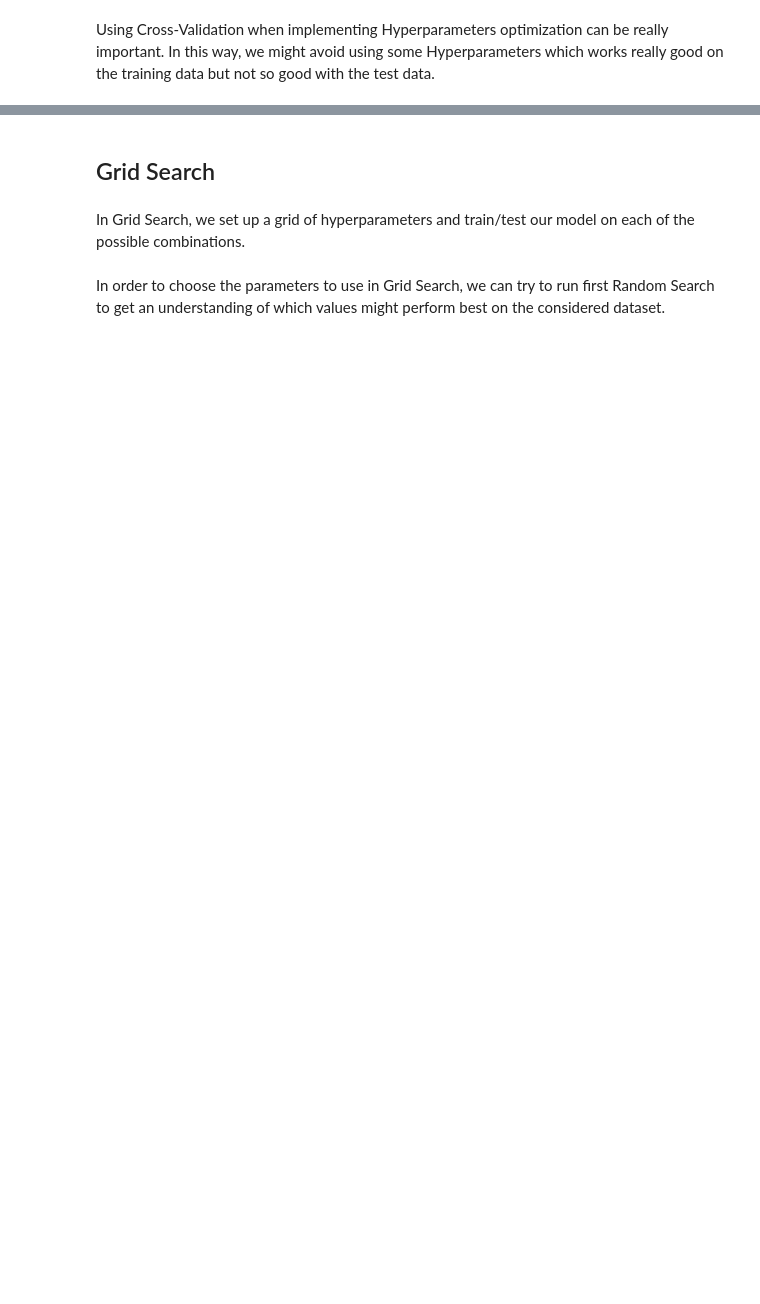
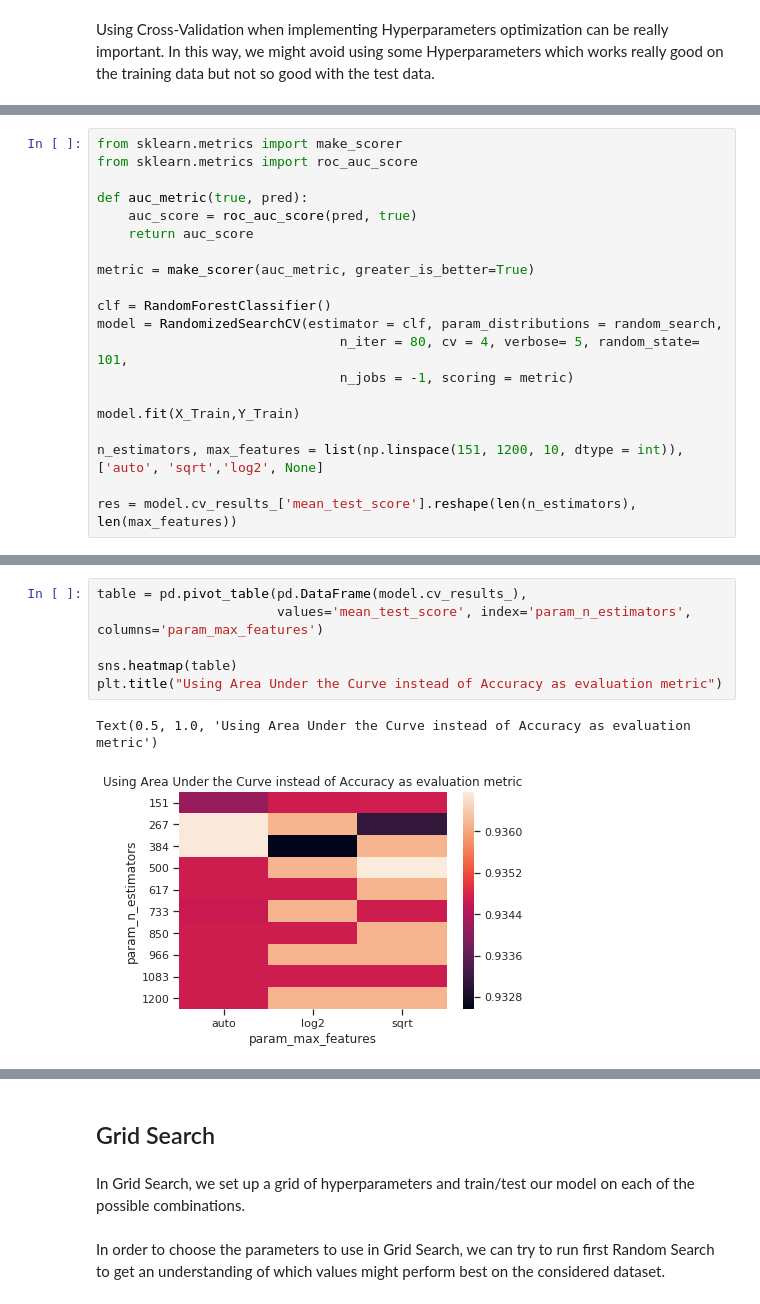
Before and after one commit to pierpaolo28/Kaggle-Challenges, a Jupyter notebook: credit-card-fraud-model-tuning.ipynb, the cells around one changed output, grey strips where cells are left out. Saved outputs shown, nothing was run; the diff lists cells and outputs as text; blank space fills up the shorter version.

```diff
--- a/credit-card-fraud-model-tuning.ipynb
+++ b/credit-card-fraud-model-tuning.ipynb
@@ -337,0 +338,20 @@ model.best_params_
+# %%
+from sklearn.metrics import make_scorer
+from sklearn.metrics import roc_auc_score
+
+def auc_metric(true, pred):
+    auc_score = roc_auc_score(pred, true)
+    return auc_score
+
+metric = make_scorer(auc_metric, greater_is_better=True)
+
+clf = RandomForestClassifier()
+model = RandomizedSearchCV(estimator = clf, param_distributions = random_search,
+                               n_iter = 80, cv = 4, verbose= 5, random_state= 101,
+                               n_jobs = -1, scoring = metric)
+
+model.fit(X_Train,Y_Train)
+
+n_estimators, max_features = list(np.linspace(151, 1200, 10, dtype = int)), ['auto', 'sqrt','log2', None]
+
+res = model.cv_results_['mean_test_score'].reshape(len(n_estimators), len(max_features))
@@ -337,0 +364,9 @@ model.best_params_
+# %%
+table = pd.pivot_table(pd.DataFrame(model.cv_results_),
+                       values='mean_test_score', index='param_n_estimators', columns='param_max_features')
+
+sns.heatmap(table)
+plt.title("Using Area Under the Curve instead of Accuracy as evaluation metric")
+# %% [output]
+Text(0.5, 1.0, 'Using Area Under the Curve instead of Accuracy as evaluation metric')
+[figure, added]
```
Also changed, not shown: parts of 38 cells of this notebook.
